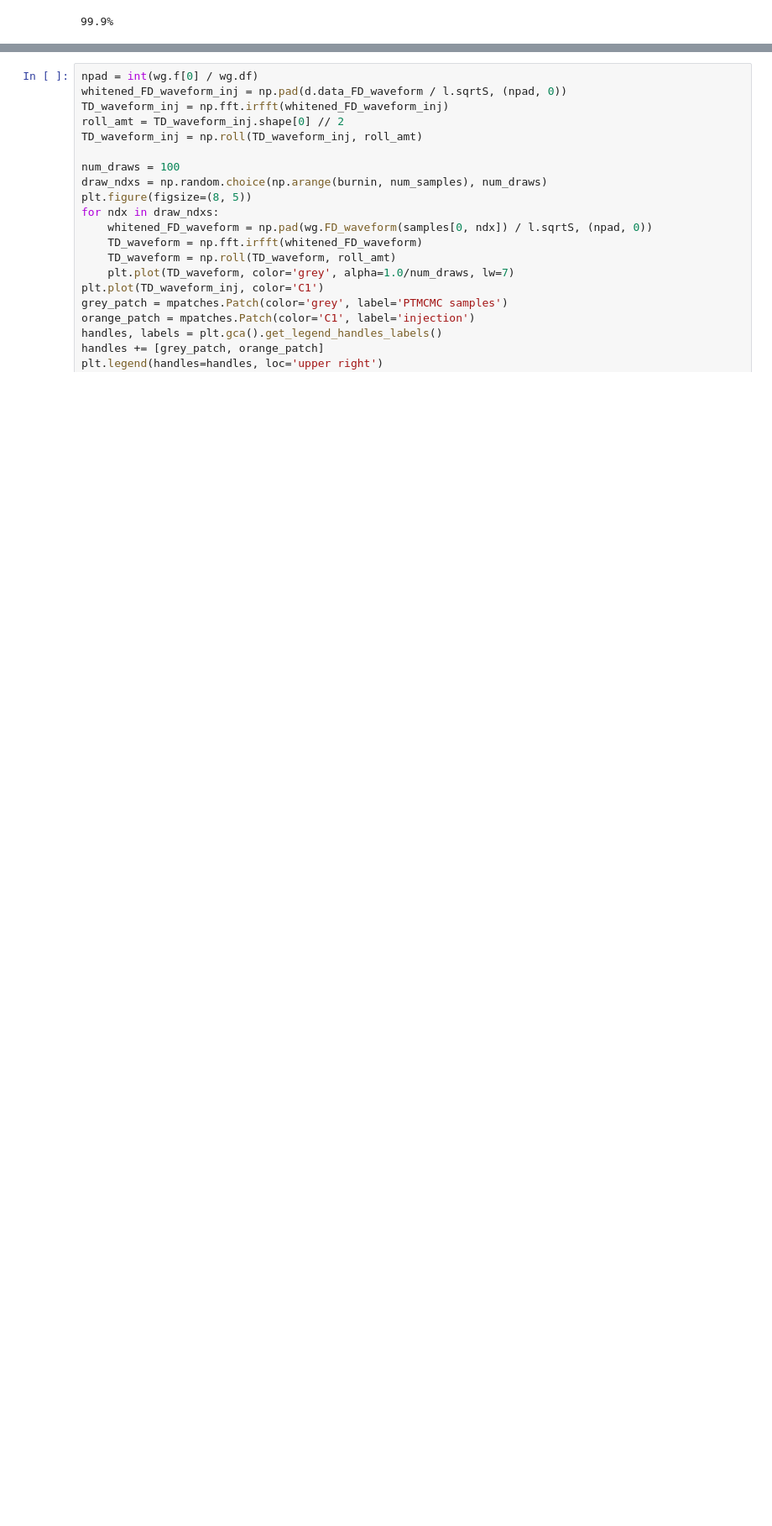
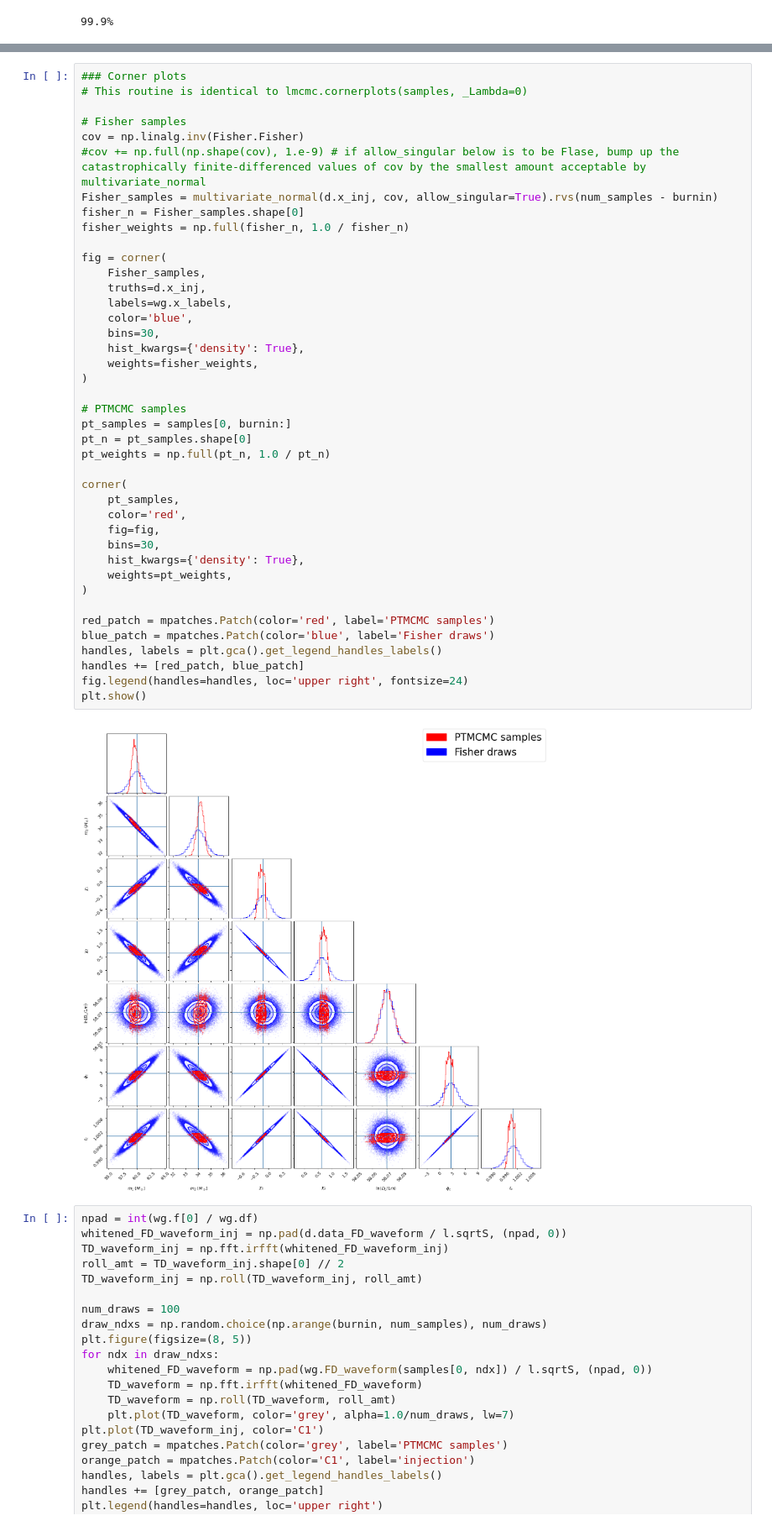
Before and after one commit to jimmy-gw/GWTails_ParameterEstimation, a Jupyter notebook: example.ipynb, the cells around one changed output, grey strips where cells are left out. Shown at 84% size. Saved outputs shown, nothing was run; the diff lists cells and outputs as text; blank space fills up the shorter version.

```diff
--- a/example.ipynb
+++ b/example.ipynb
@@ -132,3 +105,46 @@ plt.show()
+# %%
+### Corner plots
+# This routine is identical to lmcmc.cornerplots(samples, _Lambda=0)
+
+# Fisher samples
+cov = np.linalg.inv(Fisher.Fisher)
+#cov += np.full(np.shape(cov), 1.e-9) # if allow_singular below is to be Flase, bump up the catastrophically finite-differenced values of cov by the smallest amount acceptable by multivariate_normal
+Fisher_samples = multivariate_normal(d.x_inj, cov, allow_singular=True).rvs(num_samples - burnin)
+fisher_n = Fisher_samples.shape[0]
+fisher_weights = np.full(fisher_n, 1.0 / fisher_n)
+
+fig = corner(
+    Fisher_samples,
+    truths=d.x_inj,
+    labels=wg.x_labels,
+    color='blue',
+    bins=30,
+    hist_kwargs={'density': True},
+    weights=fisher_weights,
+)
+
+# PTMCMC samples
+pt_samples = samples[0, burnin:]
+pt_n = pt_samples.shape[0]
+pt_weights = np.full(pt_n, 1.0 / pt_n)
+
+corner(
+    pt_samples,
+    color='red',
+    fig=fig,
+    bins=30,
+    hist_kwargs={'density': True},
+    weights=pt_weights,
+)
+
+red_patch = mpatches.Patch(color='red', label='PTMCMC samples')
+blue_patch = mpatches.Patch(color='blue', label='Fisher draws')
+handles, labels = plt.gca().get_legend_handles_labels()
+handles += [red_patch, blue_patch]
+fig.legend(handles=handles, loc='upper right', fontsize=24)
+plt.show()
+# %% [output]
+[figure, added]
 # %%
 npad = int(wg.f[0] / wg.df)
 whitened_FD_waveform_inj = np.pad(d.data_FD_waveform / l.sqrtS, (npad, 0))
```
Also changed, not shown: parts of 4 cells of this notebook, 11 other files.
